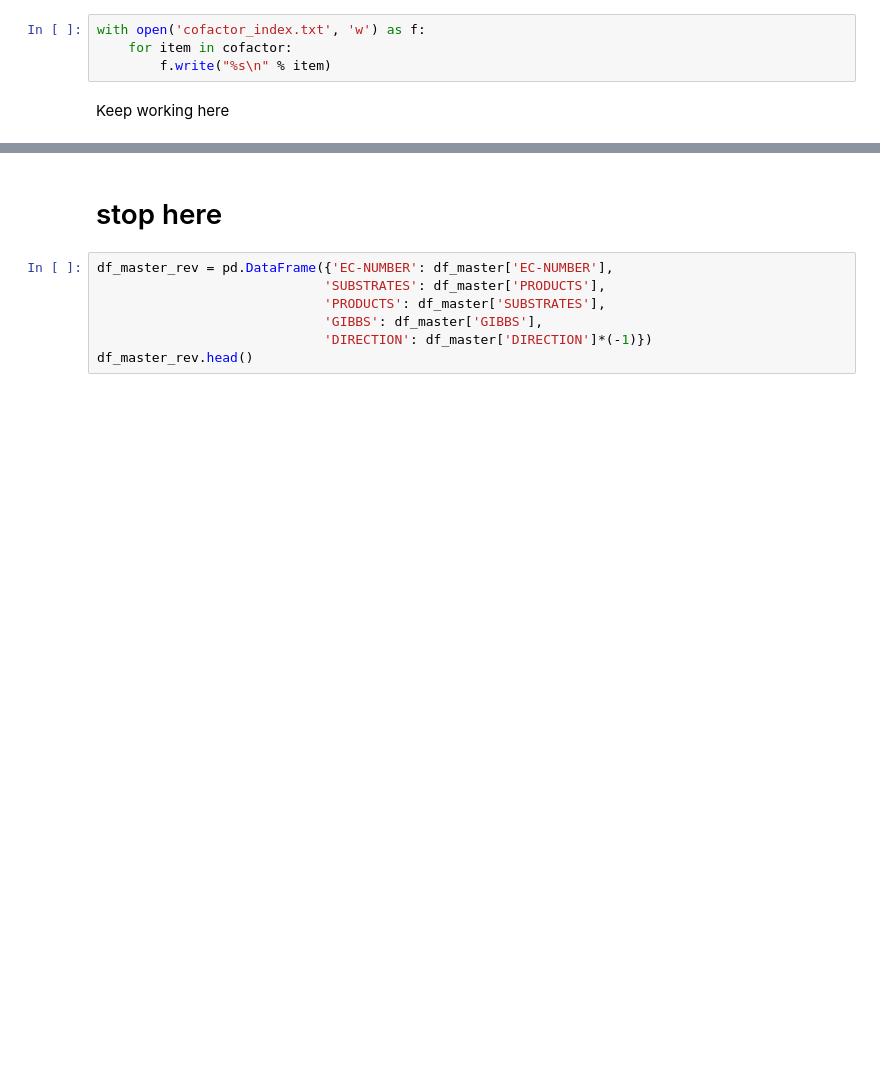
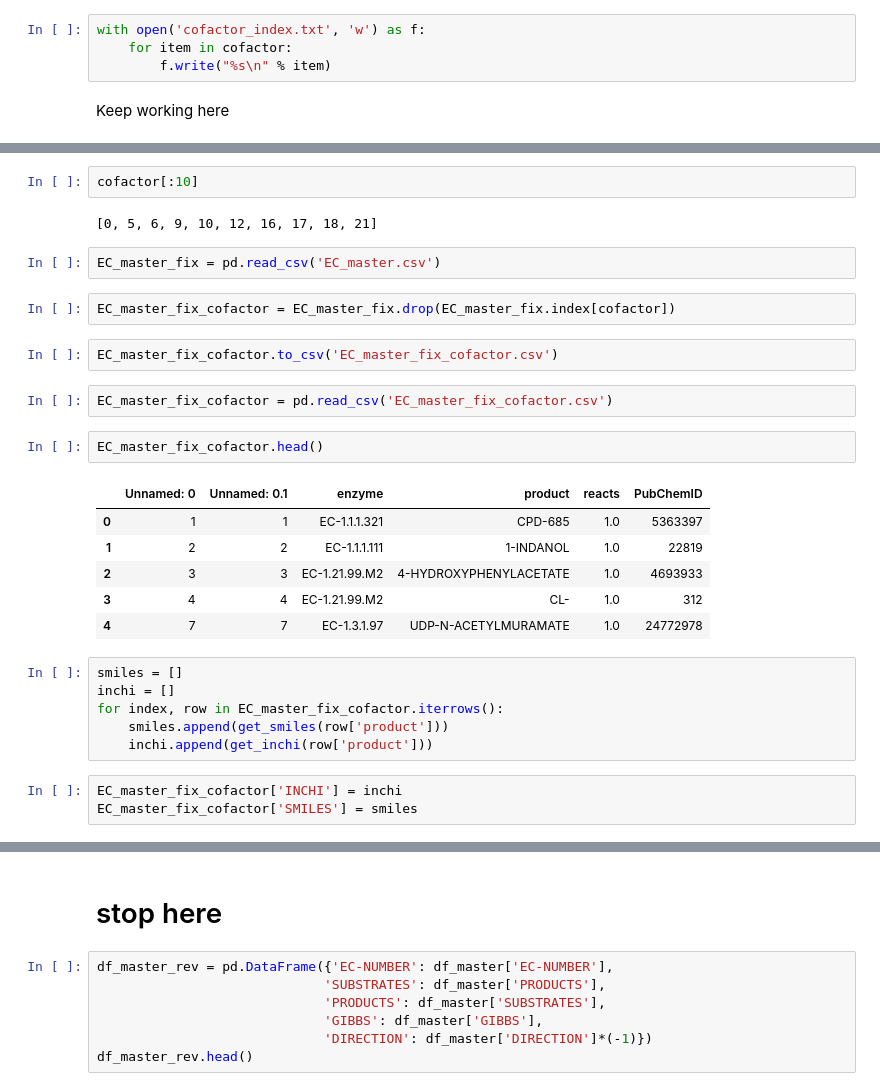
Before and after one commit to metamoles/metamoles, a Jupyter notebook: notebooks/Data_organization.ipynb, the cells around one changed output, grey strips where cells are left out. Saved outputs shown, nothing was run; the diff lists cells and outputs as text; blank space fills up the shorter version.

```diff
--- a/notebooks/Data_organization.ipynb
+++ b/notebooks/Data_organization.ipynb
@@ -1076,0 +1113,30 @@ MemoryError:
+# %%
+cofactor[:10]
+# %% [output]
+[0, 5, 6, 9, 10, 12, 16, 17, 18, 21]
+# %%
+EC_master_fix = pd.read_csv('EC_master.csv')
+# %%
+EC_master_fix_cofactor = EC_master_fix.drop(EC_master_fix.index[cofactor])
+# %%
+EC_master_fix_cofactor.to_csv('EC_master_fix_cofactor.csv')
+# %%
+EC_master_fix_cofactor = pd.read_csv('EC_master_fix_cofactor.csv')
+# %%
+EC_master_fix_cofactor.head()
+# %% [output]
+|  | Unnamed: 0 | Unnamed: 0.1 | enzyme | product | reacts | PubChemID |
+| 0 | 1 | 1 | EC-1.1.1.321 | CPD-685 | 1.0 | 5363397 |
+| 1 | 2 | 2 | EC-1.1.1.111 | 1-INDANOL | 1.0 | 22819 |
+| 2 | 3 | 3 | EC-1.21.99.M2 | 4-HYDROXYPHENYLACETATE | 1.0 | 4693933 |
+| 3 | 4 | 4 | EC-1.21.99.M2 | CL- | 1.0 | 312 |
+| 4 | 7 | 7 | EC-1.3.1.97 | UDP-N-ACETYLMURAMATE | 1.0 | 24772978 |
+# %%
+smiles = []
+inchi = []
+for index, row in EC_master_fix_cofactor.iterrows():
+    smiles.append(get_smiles(row['product']))
+    inchi.append(get_inchi(row['product']))
+# %%
+EC_master_fix_cofactor['INCHI'] = inchi
+EC_master_fix_cofactor['SMILES'] = smiles
```
Also changed, not shown: parts of 11 cells of this notebook.
